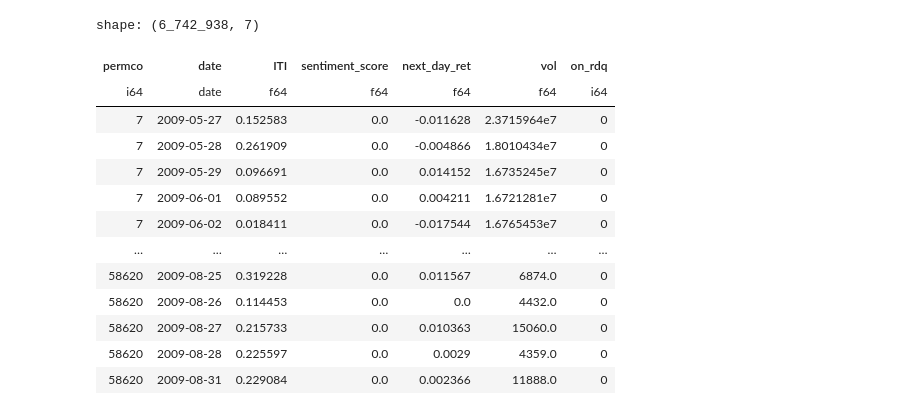
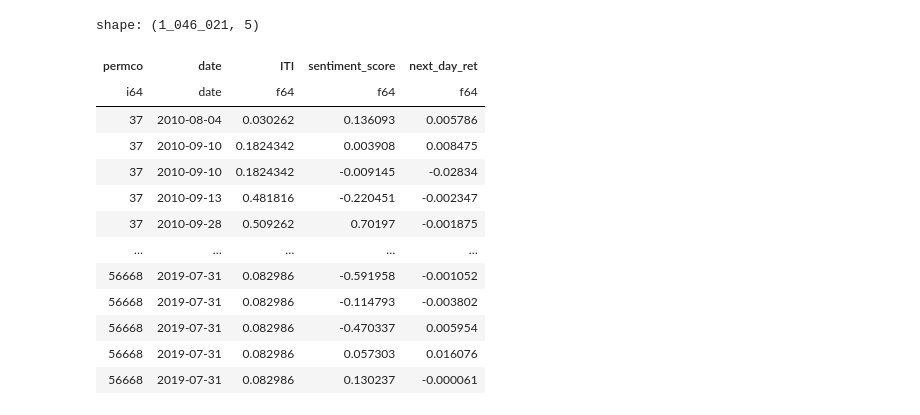
Before and after one commit to Wfiles/iti-8k-analysis, a Jupyter notebook: hypothesis_testing.ipynb, the cells around one changed output. Cells and saved outputs as stored; diff of their text form; code cells hidden in the pictures.

```diff
--- a/hypothesis_testing.ipynb
+++ b/hypothesis_testing.ipynb
@@ -30,7 +11,7 @@ import polars as pl
 # --- Load and clean the data ---
 
 # Read the sentiment dataset and remove duplicate rows
-df_news = pl.read_csv("data/processed/financial_sentiment_analysis.csv").unique()
+df_news = pl.read_csv("financial_sentiment_analysis.csv").unique()
 
 # Read the processed news dataset and remove duplicates as well
 df = pl.read_csv("data/processed/final_news_data.csv").unique()
@@ -69,46 +50,46 @@ filter_df = (
              .drop_nulls(subset=["ITI(13D)", "next_day_ret"])
 )
 
 # Replace null sentiment columns with 0 before computing the score
 filter_df = filter_df.with_columns([
     pl.col("Positive").fill_null(0),
     pl.col("Negative").fill_null(0)
 ])
 
 # Compute sentiment score = Positive - Negative
 filter_df = filter_df.with_columns(
     (pl.col("Positive") - pl.col("Negative")).alias("sentiment_score")
 )
 
 # Keep only the relevant columns
 filter_df = filter_df.select([
-     "permco", "date", "ITI(13D)", "sentiment_score", "next_day_ret", 'vol', 'on_rdq'
+     "permco", "date", "ITI(13D)", "sentiment_score", "next_day_ret"
 ])
 
 # Convert date column to Date type
 filter_df = filter_df.with_columns(
     pl.col("date").str.strptime(pl.Date, "%Y-%m-%d").alias("date")
 )
 
 # Remove zeros in sentiment score
-#filter_df = filter_df.filter(pl.col("sentiment_score") != 0)
+filter_df = filter_df.filter(pl.col("sentiment_score") != 0)
 
 # Rename ITI column for easier access in statsmodels
 filter_df = filter_df.rename({"ITI(13D)": "ITI"})
 
 filter_df
 # %% [output]
-shape: (6_742_938, 7)
+shape: (1_046_021, 5)
-| permco | date | ITI | sentiment_score | next_day_ret | vol | on_rdq |
-| i64 | date | f64 | f64 | f64 | f64 | i64 |
-| 7 | 2009-05-27 | 0.152583 | 0.0 | -0.011628 | 2.3715964e7 | 0 |
-| 7 | 2009-05-28 | 0.261909 | 0.0 | -0.004866 | 1.8010434e7 | 0 |
-| 7 | 2009-05-29 | 0.096691 | 0.0 | 0.014152 | 1.6735245e7 | 0 |
-| 7 | 2009-06-01 | 0.089552 | 0.0 | 0.004211 | 1.6721281e7 | 0 |
-| 7 | 2009-06-02 | 0.018411 | 0.0 | -0.017544 | 1.6765453e7 | 0 |
-| … | … | … | … | … | … | … |
-| 58620 | 2009-08-25 | 0.319228 | 0.0 | 0.011567 | 6874.0 | 0 |
-| 58620 | 2009-08-26 | 0.114453 | 0.0 | 0.0 | 4432.0 | 0 |
-| 58620 | 2009-08-27 | 0.215733 | 0.0 | 0.010363 | 15060.0 | 0 |
-| 58620 | 2009-08-28 | 0.225597 | 0.0 | 0.0029 | 4359.0 | 0 |
-| 58620 | 2009-08-31 | 0.229084 | 0.0 | 0.002366 | 11888.0 | 0 |
+| permco | date | ITI | sentiment_score | next_day_ret |
+| i64 | date | f64 | f64 | f64 |
+| 37 | 2010-08-04 | 0.030262 | 0.136093 | 0.005786 |
+| 37 | 2010-09-10 | 0.1824342 | 0.003908 | 0.008475 |
+| 37 | 2010-09-10 | 0.1824342 | -0.009145 | -0.02834 |
+| 37 | 2010-09-13 | 0.481816 | -0.220451 | -0.002347 |
+| 37 | 2010-09-28 | 0.509262 | 0.70197 | -0.001875 |
+| … | … | … | … | … |
+| 56668 | 2019-07-31 | 0.082986 | -0.591958 | -0.001052 |
+| 56668 | 2019-07-31 | 0.082986 | -0.114793 | -0.003802 |
+| 56668 | 2019-07-31 | 0.082986 | -0.470337 | 0.005954 |
+| 56668 | 2019-07-31 | 0.082986 | 0.057303 | 0.016076 |
+| 56668 | 2019-07-31 | 0.082986 | 0.130237 | -0.000061 |
```
Also changed, not shown: parts of 22 cells of this notebook, 2 other files.
